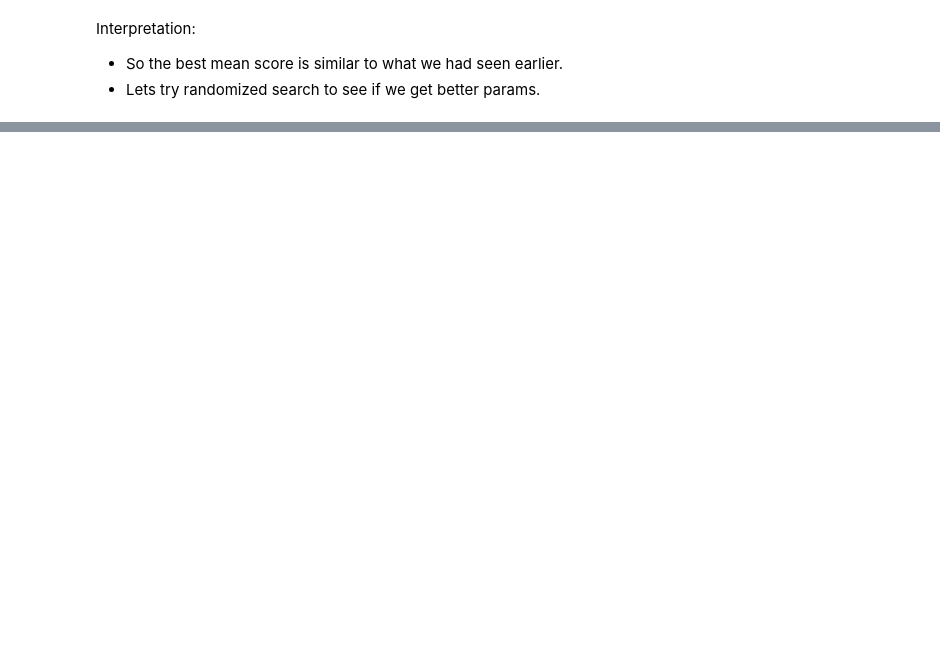
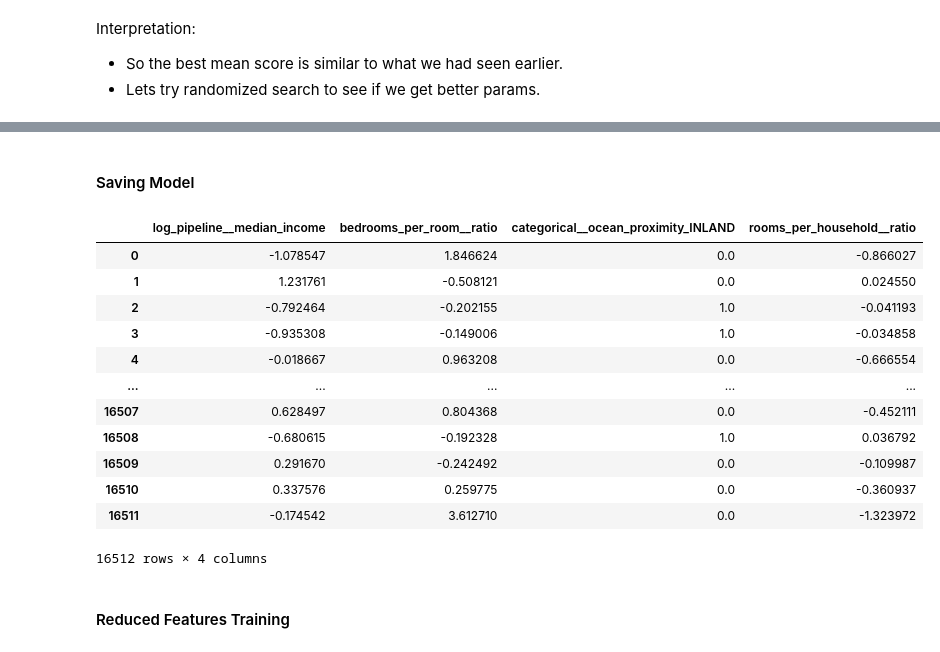
Before and after one commit to gaurangdave/house_price_predictions, a Jupyter notebook: notebooks/03_training_evaluation.ipynb, the cells around one changed output, grey strips where cells are left out. Saved outputs shown, nothing was run; the diff lists cells and outputs as text; code cells hidden in the pictures; blank space fills up the shorter version.

```diff
--- a/notebooks/03_training_evaluation.ipynb
+++ b/notebooks/03_training_evaluation.ipynb
@@ -328,13 +336,21 @@ Interpretation:
 # %%
-## hyper parameter tuning for random forest
+# hyper parameter tuning for random forest
 from sklearn.model_selection import GridSearchCV
+from sklearn.ensemble import RandomForestRegressor
+
+random_forest_pipeline = Pipeline(
+    [("preprocessing", preprocessing_pipeline), ("randomforestregressor", RandomForestRegressor())])
 
 param_grid = [
-    {"randomforestregressor__n_estimators": [3, 10, 30], "randomforestregressor__max_features": [2, 4, 6, 8]},
-    {"randomforestregressor__bootstrap": [False], "randomforestregressor__n_estimators": [3, 10], "randomforestregressor__max_features": [2, 3, 4]},
+    {"randomforestregressor__n_estimators": [3, 10, 30],
+     "randomforestregressor__max_features": [2, 4, 6, 8],
+     "randomforestregressor__bootstrap": [False],
+     "preprocessing__cluster_similarity__calculate_cluster__n_clusters": [2, 3, 4, 10],
+     "preprocessing__cluster_similarity__calculate_cluster__gamma": [0.1, 0.5, 1.0, 2.0]}
 ]
 
-grid_search = GridSearchCV(forest_reg, param_grid, cv=5, scoring="neg_mean_squared_error", return_train_score=True)
+grid_search = GridSearchCV(random_forest_pipeline, param_grid, cv=5,
+                           scoring="neg_mean_squared_error", return_train_score=True)
 grid_search.fit(df_features, df_labels)
 # %% [output]
 GridSearchCV(cv=5,
@@ -412,14 +436,16 @@ Interpretation:
 # %%
-## randomized search for hyper parameter tuning
+# randomized search for hyper parameter tuning
 from sklearn.model_selection import RandomizedSearchCV
 from scipy.stats import randint
 
 param_distribs = {
     "randomforestregressor__n_estimators": randint(low=1, high=200),
     "randomforestregressor__max_features": randint(low=1, high=8),
+    "preprocessing__cluster_similarity__calculate_cluster__n_clusters": randint(low=10, high=100),
 }
 
-rnd_search = RandomizedSearchCV(forest_reg, param_distributions=param_distribs, n_iter=10, cv=5, scoring="neg_mean_squared_error", random_state=42)
+rnd_search = RandomizedSearchCV(random_forest_pipeline, param_distributions=param_distribs,
+                                n_iter=10, cv=5, scoring="neg_mean_squared_error", random_state=42)
 rnd_search.fit(df_features, df_labels)
 # %% [output]
 RandomizedSearchCV(cv=5,
@@ -482,0 +484,5 @@ Pipeline(steps=[('columntransformer',
+# %%
+## mapping important feature names to their importance scores
+feature_importances = rnd_search.best_estimator_.steps[1][1].feature_importances_
+important_feature_list = pd.DataFrame({"feature": rnd_search.best_estimator_.steps[0][1].get_feature_names_out(), "importance": feature_importances}).sort_values("importance", ascending=False)
+important_feature_list
@@ -482,0 +526,2 @@ Pipeline(steps=[('columntransformer',
+# %% [markdown]
+#### Saving Model
@@ -482,0 +537,19 @@ Pipeline(steps=[('columntransformer',
+# %%
+preprocessed_data_reduced = preprocessed_data[important_feature_list[important_feature_list["importance"] >= 0.05]["feature"].values]
+preprocessed_data_reduced
+# %% [output]
+|  | log_pipeline__median_income | bedrooms_per_room__ratio | categorical__ocean_proximity_INLAND | rooms_per_household__ratio |
+| 0 | -1.078547 | 1.846624 | 0.0 | -0.866027 |
+| 1 | 1.231761 | -0.508121 | 0.0 | 0.024550 |
+| 2 | -0.792464 | -0.202155 | 1.0 | -0.041193 |
+| 3 | -0.935308 | -0.149006 | 1.0 | -0.034858 |
+| 4 | -0.018667 | 0.963208 | 0.0 | -0.666554 |
+| ... | ... | ... | ... | ... |
+| 16507 | 0.628497 | 0.804368 | 0.0 | -0.452111 |
+| 16508 | -0.680615 | -0.192328 | 1.0 | 0.036792 |
+| 16509 | 0.291670 | -0.242492 | 0.0 | -0.109987 |
+| 16510 | 0.337576 | 0.259775 | 0.0 | -0.360937 |
+| 16511 | -0.174542 | 3.612710 | 0.0 | -1.323972 |
+16512 rows × 4 columns
+# %% [markdown]
+#### Reduced Features Training
```
Also changed, not shown: parts of 34 cells of this notebook, 2 other files.
